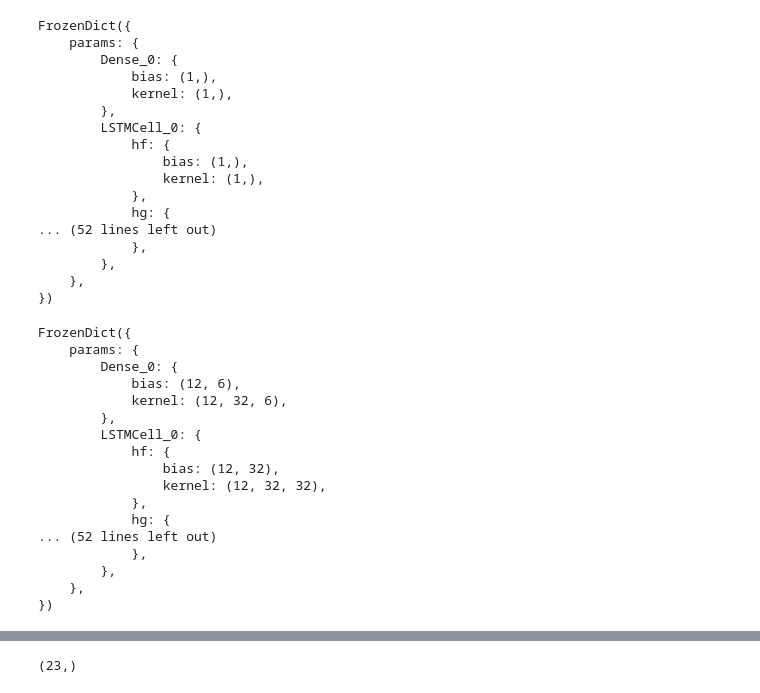
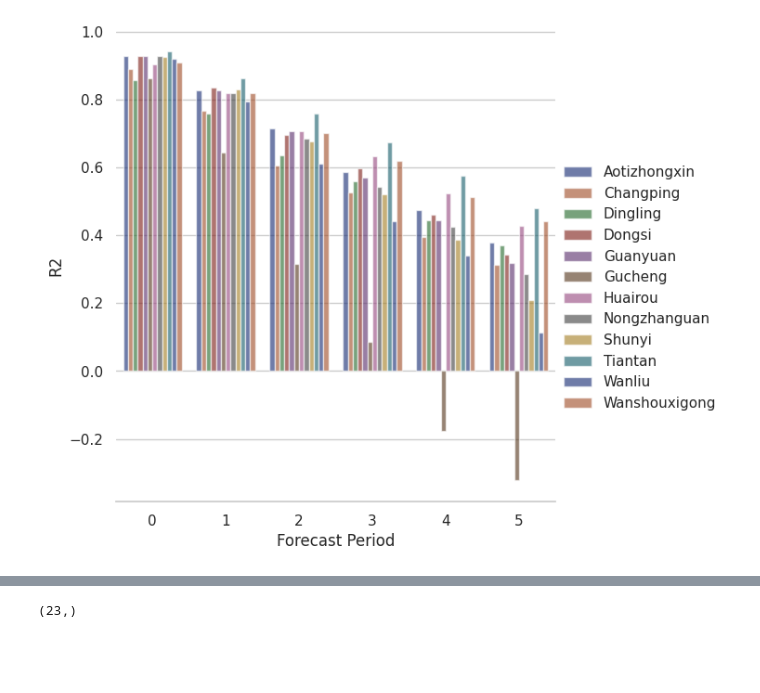
Before and after one commit to shernandez-ucm/trax, a Jupyter notebook: beijing_multi_site_hierarchical.ipynb, the cells around one changed output, grey strips where cells are left out. Cells and saved outputs as stored; diff of their text form; code cells hidden in the pictures; blank space fills up the shorter version.

```diff
--- a/beijing_multi_site_hierarchical.ipynb
+++ b/beijing_multi_site_hierarchical.ipynb
@@ -297,40 +302,21 @@ FrozenDict({
-# %%
-jax.tree_map(jnp.shape,samples[-1]['log_std'])
-# %% [output]
-FrozenDict({
-    params: {
-        Dense_0: {
-            bias: (1,),
-            kernel: (1,),
-        },
-        LSTMCell_0: {
-            hf: {
-                bias: (1,),
-                kernel: (1,),
-            },
-            hg: {
-... (52 lines left out)
-            },
-        },
-    },
-})
-# %%
-jax.tree_map(jnp.shape,samples[-1]['eps'])
-# %% [output]
-FrozenDict({
-    params: {
-        Dense_0: {
-            bias: (12, 6),
-            kernel: (12, 32, 6),
-        },
-        LSTMCell_0: {
-            hf: {
-                bias: (12, 32),
-                kernel: (12, 32, 32),
-            },
-            hg: {
-... (52 lines left out)
-            },
-        },
-    },
-})
+# %%
+df_results=pd.DataFrame({'stations':stations,
+                         'periods':periods,
+                         'RMSE':rmse_metric,
+                         'MAE':mae_metric,
+                         'R2':r_metric})
+df_results.periods=df_results['periods'].astype("category")
+# %%
+import seaborn as sns
+sns.set_theme(style="whitegrid")
+
+g = sns.catplot(
+    data=df_results, kind="bar",
+    x="periods", y="R2", hue="stations",
+    errorbar="sd", palette="dark", alpha=.6, height=6
+)
+g.despine(left=True)
+g.set_axis_labels("Forecast Period", "R2")
+g.legend.set_title("")
+# %% [output]
+[figure, added]
```
Also changed, not shown: parts of 43 cells of this notebook.
